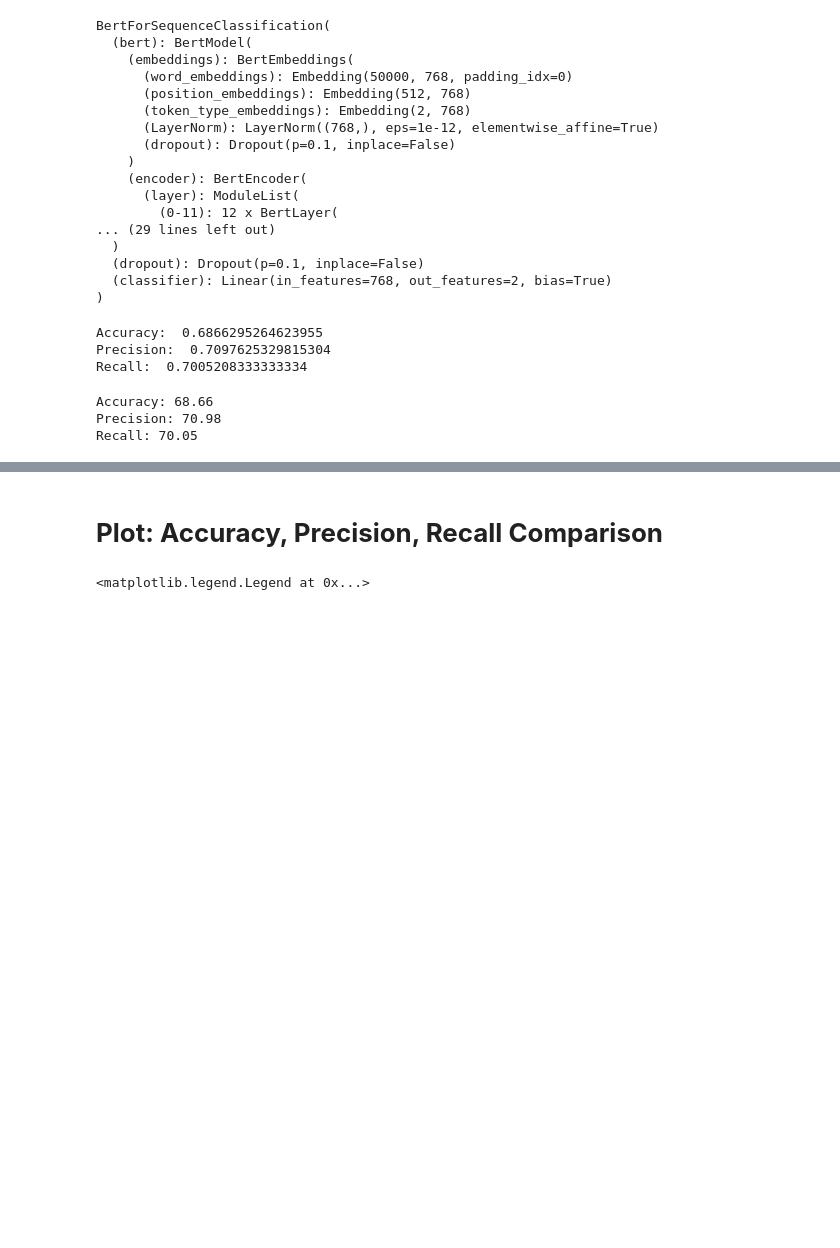
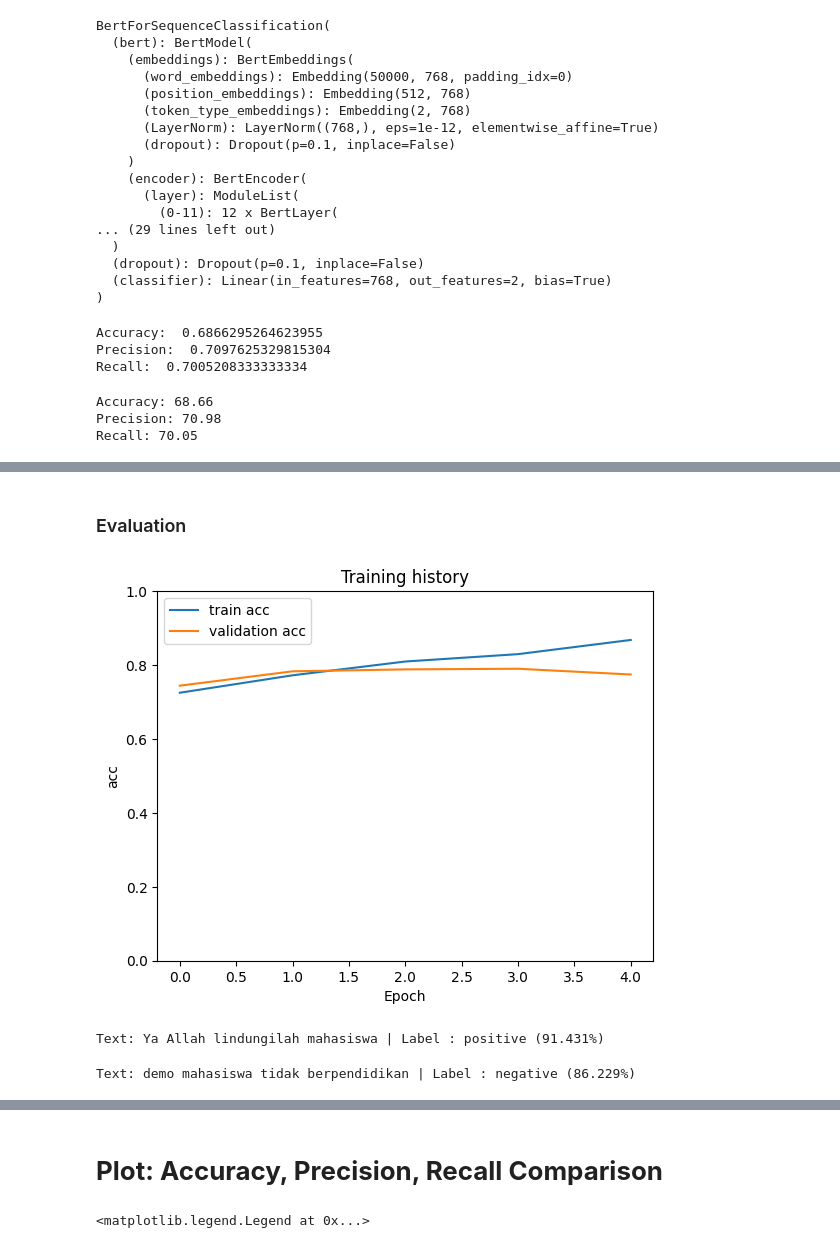
Before and after one commit to kyunghochan/data-scrap-clean-model, a Jupyter notebook: data modelling/(Fix)_Data_Modelling.ipynb, the cells around one changed output, grey strips where cells are left out. Saved outputs shown, nothing was run; the diff lists cells and outputs as text; code cells hidden in the pictures; blank space fills up the shorter version.

```diff
--- a/data modelling/(Fix)_Data_Modelling.ipynb
+++ b/data modelling/(Fix)_Data_Modelling.ipynb
@@ -1183,0 +1291,12 @@ Recall: 70.05
+# %%
+train_dataset_path = '/content/train_set.csv'
+valid_dataset_path = '/content/val_set.csv'
+test_dataset_path = '/content/test_set.csv'
+# %%
+train_dataset = EntailmentDataset(train_dataset_path, tokenizer, lowercase=True)
+valid_dataset = EntailmentDataset(valid_dataset_path, tokenizer, lowercase=True)
+test_dataset = EntailmentDataset(test_dataset_path, tokenizer, lowercase=True)
+
+train_loader = EntailmentDataLoader(dataset=train_dataset, max_seq_len=512, batch_size=32, num_workers=16, shuffle=True)
+valid_loader = EntailmentDataLoader(dataset=valid_dataset, max_seq_len=512, batch_size=32, num_workers=16, shuffle=False)
+test_loader = EntailmentDataLoader(dataset=test_dataset, max_seq_len=512, batch_size=32, num_workers=16, shuffle=False)
@@ -1183,0 +1310,4 @@ Recall: 70.05
+# %%
+w2i, i2w = EntailmentDataset.LABEL2INDEX, EntailmentDataset.INDEX2LABEL
+print(w2i)
+print(i2w)
@@ -1183,0 +1343,3 @@ Recall: 70.05
+# %%
+optimizer = optim.Adam(model.parameters(), lr=3e-6)
+model = model.cuda()
@@ -1183,0 +1424,34 @@ Recall: 70.05
+# %% [markdown]
+### Evaluation
+# %%
+plt.plot(history['train_acc'], label='train acc')
+plt.plot(history['val_acc'], label='validation acc')
+plt.title('Training history')
+plt.ylabel('acc')
+plt.xlabel('Epoch')
+plt.legend()
+plt.ylim([0, 1]);
+# %% [output]
+[figure, added]
+# %%
+text = 'Ya Allah lindungilah mahasiswa'
+subwords = tokenizer.encode(text)
+subwords = torch.LongTensor(subwords).view(1, -1).to(model.device)
+
+logits = model(subwords)[0]
+label = torch.topk(logits, k=1, dim=-1)[1].squeeze().item()
+
+print(f'Text: {text} | Label : {i2w[label]} ({F.softmax(logits, dim=-1).squeeze()[label] * 100:.3f}%)')
+# %% [output]
+Text: Ya Allah lindungilah mahasiswa | Label : positive (91.431%)
+# %%
+text = 'demo mahasiswa tidak berpendidikan'
+subwords = tokenizer.encode(text)
+subwords = torch.LongTensor(subwords).view(1, -1).to(model.device)
+
+logits = model(subwords)[0]
+label = torch.topk(logits, k=1, dim=-1)[1].squeeze().item()
+
+print(f'Text: {text} | Label : {i2w[label]} ({F.softmax(logits, dim=-1).squeeze()[label] * 100:.3f}%)')
+# %% [output]
+Text: demo mahasiswa tidak berpendidikan | Label : negative (86.229%)
```
Also changed, not shown: parts of 36 cells of this notebook.
